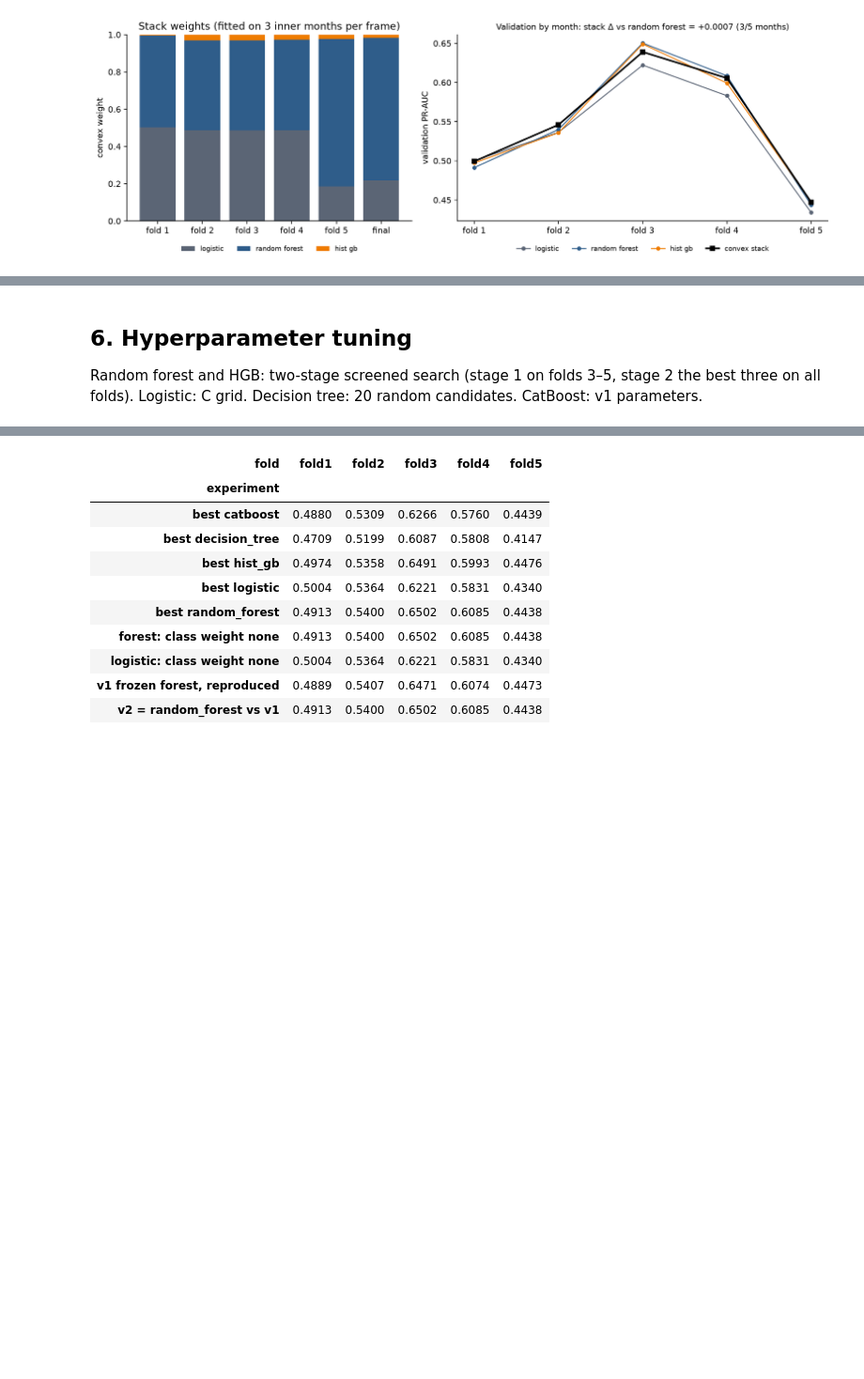
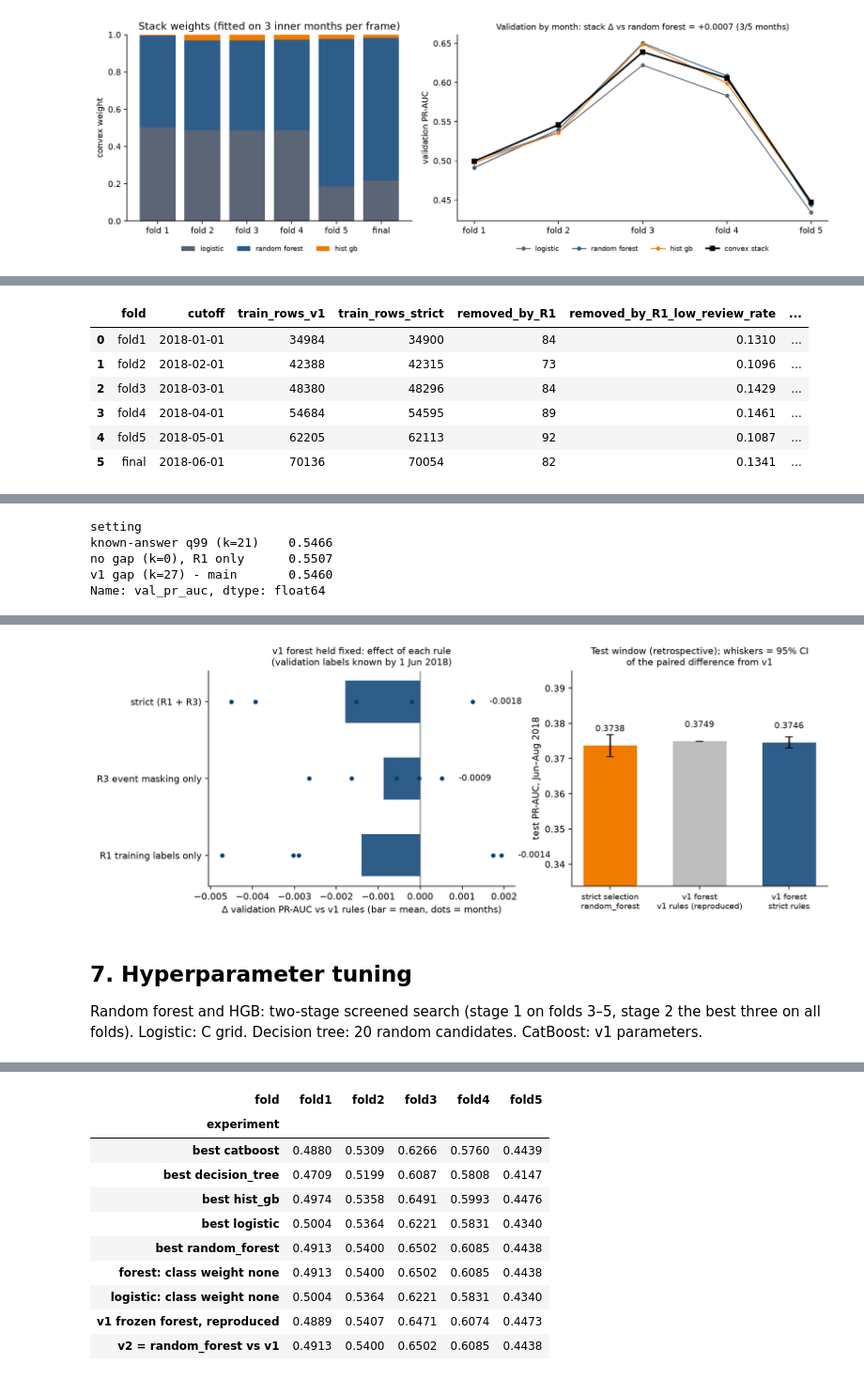
Before and after one commit to IT5006-Group9/IT5006-Group9-Olist-Project, a Jupyter notebook: Phase_3/notebooks/classification_experiments.ipynb, the cells around one changed output, grey strips where cells are left out. Shown at 94% size. Cells and saved outputs as stored; diff of their text form; code cells hidden in the pictures; blank space fills up the shorter version.

```diff
--- a/Phase_3/notebooks/classification_experiments.ipynb
+++ b/Phase_3/notebooks/classification_experiments.ipynb
@@ -146,0 +151,15 @@ dtype: object
+# %%
+SC = V1_DIR / 'strict_cutoff'
+sc = lambda n: pd.read_csv(SC / 'tables' / f'{n}.csv')
+display(sc('strict_fold_table')); display(sc('diagnostic_rules'))
+display(sc('cv_family_summary')); display(sc('gap_sensitivity').groupby('setting').val_pr_auc.mean())
+display(sc('test_results')); display(sc('paired_bootstrap'))
+display(Image(filename=str(SC / 'figures' / 'SC1_strict_cutoff.png')))
+# %% [output]
+|  | fold | cutoff | train_rows_v1 | train_rows_strict | removed_by_R1 | removed_by_R1_low_review_rate | ... |
+| 0 | fold1 | 2018-01-01 | 34984 | 34900 | 84 | 0.1310 | ... |
+| 1 | fold2 | 2018-02-01 | 42388 | 42315 | 73 | 0.1096 | ... |
+| 2 | fold3 | 2018-03-01 | 48380 | 48296 | 84 | 0.1429 | ... |
+| 3 | fold4 | 2018-04-01 | 54684 | 54595 | 89 | 0.1461 | ... |
+| 4 | fold5 | 2018-05-01 | 62205 | 62113 | 92 | 0.1087 | ... |
+| 5 | final | 2018-06-01 | 70136 | 70054 | 82 | 0.1341 | ... |
@@ -146,0 +183,5 @@ dtype: object
+setting
+known-answer q99 (k=21)    0.5466
+no gap (k=0), R1 only      0.5507
+v1 gap (k=27) - main       0.5460
+Name: val_pr_auc, dtype: float64
@@ -147,5 +199,6 @@ dtype: object
+[figure, added]
 # %% [markdown]
-## 6. Hyperparameter tuning
+## 7. Hyperparameter tuning
 
 Random forest and HGB: two-stage screened search (stage 1 on folds 3–5, stage 2 the best three on all folds). Logistic: C grid. Decision tree: 20 random candidates. CatBoost: v1 parameters.
 # %%
```
Also changed, not shown: parts of 6 cells of this notebook, 26 other files.
